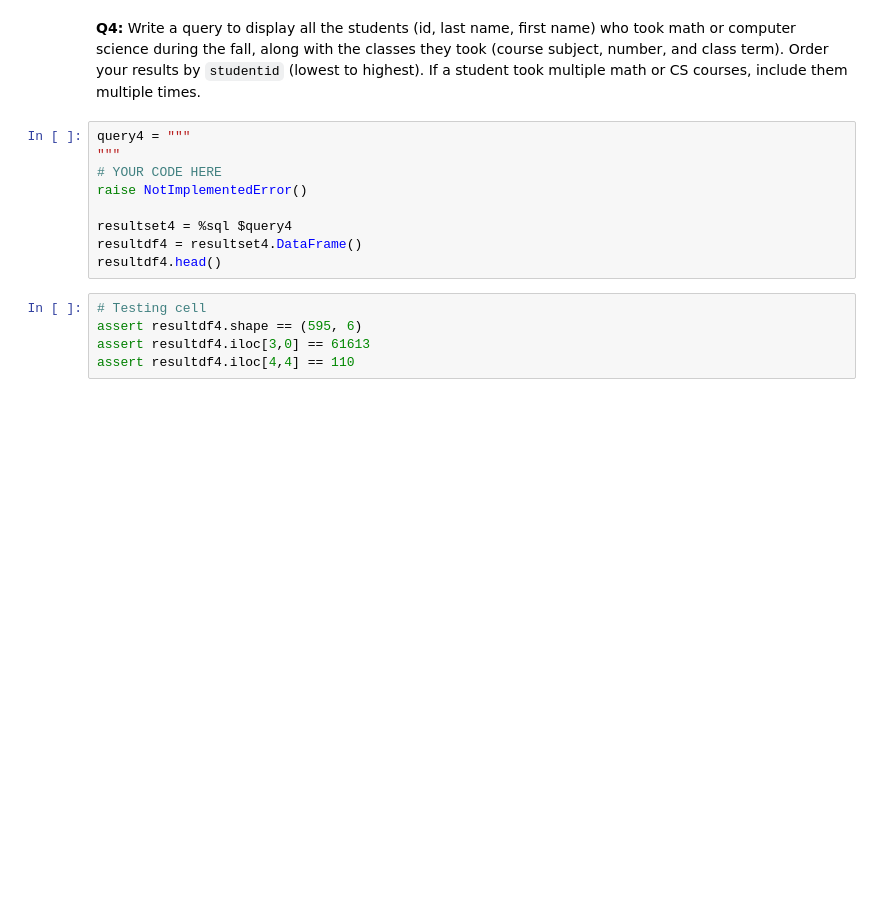
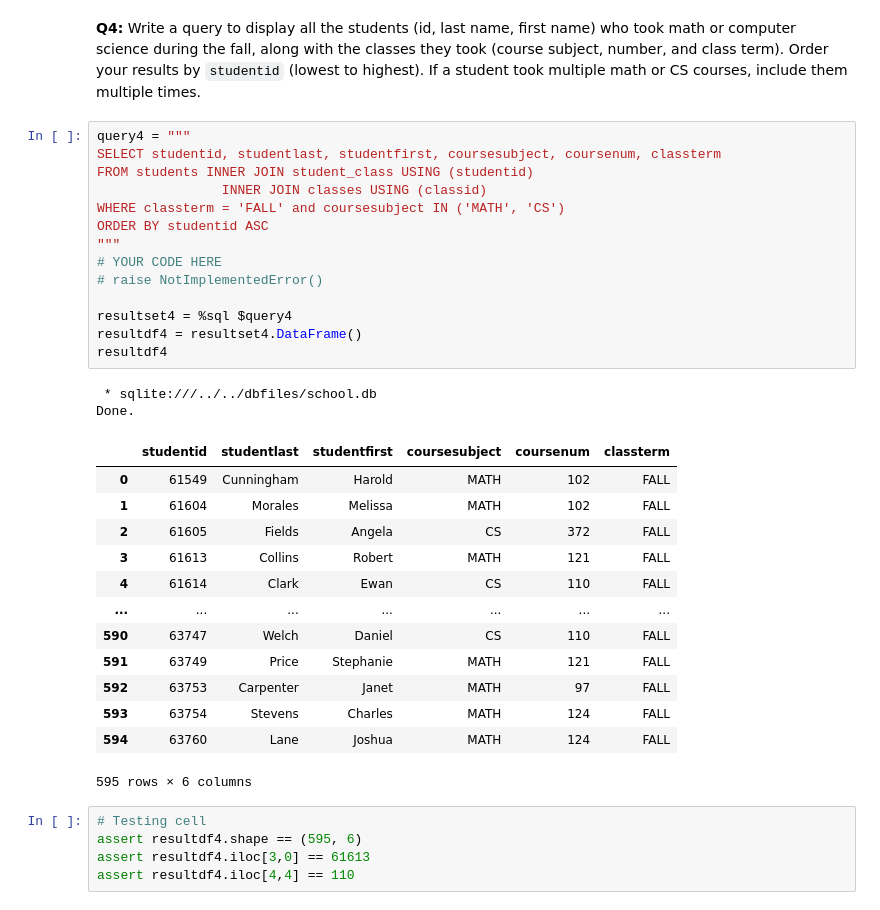
Before and after one commit to adp11/cs181-f22-student, a Jupyter notebook: sw_lab/lab_11/multiple_inner2.ipynb, the cells around one changed output. Drawn from its saved outputs; the diff is of its cells as text; blank space fills up the shorter version.

```diff
--- a/sw_lab/lab_11/multiple_inner2.ipynb
+++ b/sw_lab/lab_11/multiple_inner2.ipynb
@@ -197,15 +291,36 @@ resultdf.head()
 #### Practice with three-table inner joins
 # %% [markdown]
 **Q4:** Write a query to display all the students (id, last name, first name) who took math or computer science during the fall, along with the classes they took (course subject, number, and class term).  Order your results by `studentid` (lowest to highest).  If a student took multiple math or CS courses, include them multiple times.
-# %%
-query4 = """
-"""
-# YOUR CODE HERE
-raise NotImplementedError()
-
-resultset4 = %sql $query4
-resultdf4 = resultset4.DataFrame()
-resultdf4.head()
+# %%
+query4 = """
+SELECT studentid, studentlast, studentfirst, coursesubject, coursenum, classterm
+FROM students INNER JOIN student_class USING (studentid)
+                INNER JOIN classes USING (classid)
+WHERE classterm = 'FALL' and coursesubject IN ('MATH', 'CS')
+ORDER BY studentid ASC
+"""
+# YOUR CODE HERE
+# raise NotImplementedError()
+
+resultset4 = %sql $query4
+resultdf4 = resultset4.DataFrame()
+resultdf4
+# %% [output]
+ * sqlite:///../../dbfiles/school.db
+Done.
+|  | studentid | studentlast | studentfirst | coursesubject | coursenum | classterm |
+| 0 | 61549 | Cunningham | Harold | MATH | 102 | FALL |
+| 1 | 61604 | Morales | Melissa | MATH | 102 | FALL |
+| 2 | 61605 | Fields | Angela | CS | 372 | FALL |
+| 3 | 61613 | Collins | Robert | MATH | 121 | FALL |
+| 4 | 61614 | Clark | Ewan | CS | 110 | FALL |
+| ... | ... | ... | ... | ... | ... | ... |
+| 590 | 63747 | Welch | Daniel | CS | 110 | FALL |
+| 591 | 63749 | Price | Stephanie | MATH | 121 | FALL |
+| 592 | 63753 | Carpenter | Janet | MATH | 97 | FALL |
+| 593 | 63754 | Stevens | Charles | MATH | 124 | FALL |
+| 594 | 63760 | Lane | Joshua | MATH | 124 | FALL |
+595 rows × 6 columns
 # %%
 # Testing cell
 assert resultdf4.shape == (595, 6)
```
Also changed, not shown: parts of 10 cells of this notebook, 1 other file.
